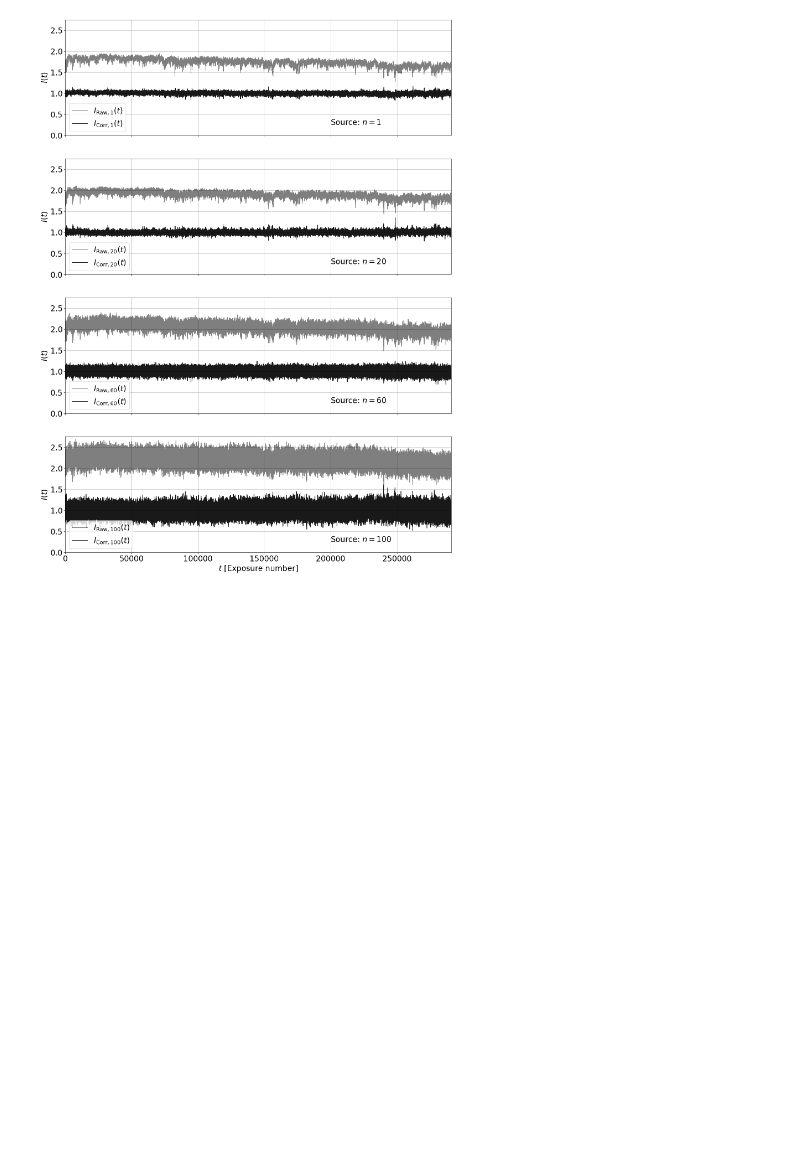
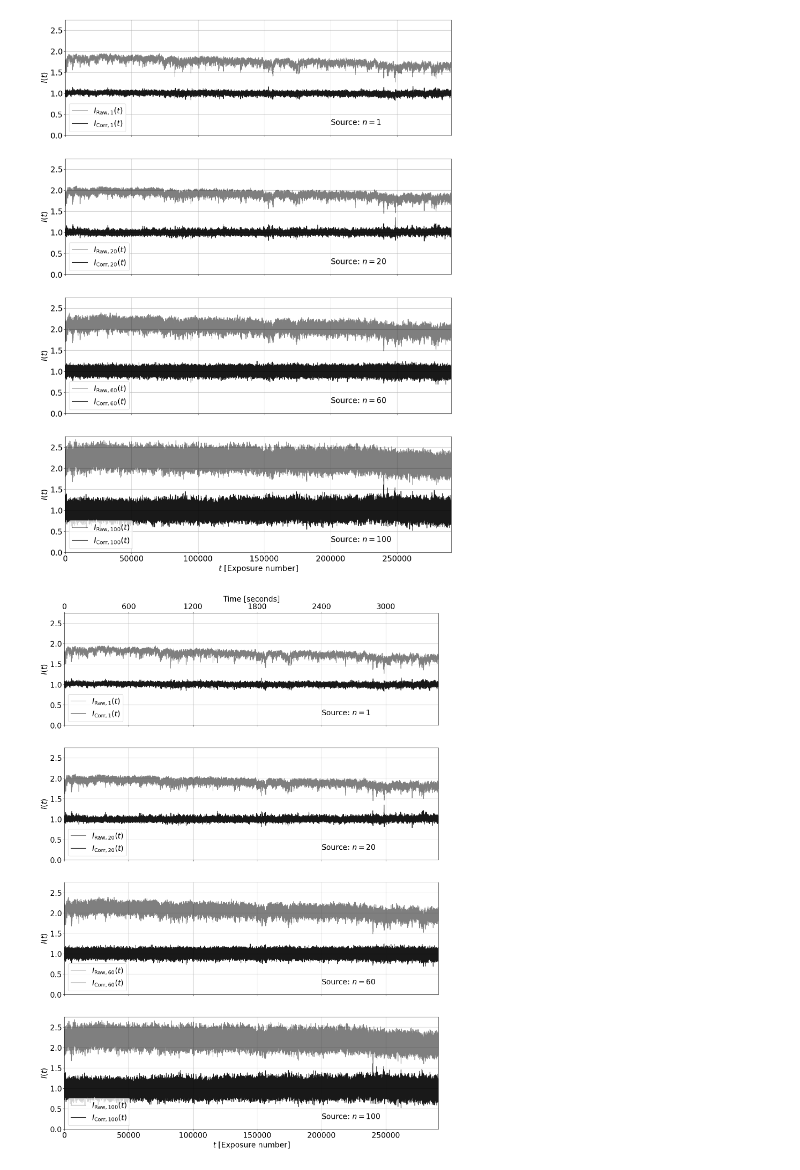
Before and after one commit to jah1994/kinetix_data_system, a Jupyter notebook: mcdonald_event_detection/mcdonald_data_analysis.ipynb, the cells around one changed output. Saved outputs shown, nothing was run; the diff lists cells and outputs as text; code cells hidden in the pictures; blank space fills up the shorter version.

```diff
--- a/mcdonald_event_detection/mcdonald_data_analysis.ipynb
+++ b/mcdonald_event_detection/mcdonald_data_analysis.ipynb
@@ -180,3 +232,48 @@ for i in range(nrows):
 plt.savefig('figures/Raw_vs_Corr.png', bbox_inches='tight')
 # %% [output]
 [figure]
+# %%
+samples = [0, 19, 59, 99]
+nrows = 4
+fig, ax = plt.subplots(figsize=(18, 25), nrows=nrows, ncols=1)
+for i in range(nrows):
+
+    # if the sample is in the comparison star set, exclude it
+    comparison_stars = np.where(np.std(X_norm[:, :], axis=0) < 0.1)[0]
+    comparison_stars = [c for c in comparison_stars if c != samples[i]]
+    wav = np.average(X_norm[:, comparison_stars],
+                     weights=1./np.var(X_norm[:, comparison_stars], axis=0), axis=1)
+
+    ax[i].plot(t, (0.75 + 0.15*i) + (X_norm[:, samples[i]]), c='black', alpha=0.5,
+               label='$I_{\mathrm{Raw}, %d}(t)$' % (samples[i] + 1))
+    ax[i].plot(t, X_norm[:, samples[i]] / wav, c='black', alpha=0.9,
+               label='$I_{\mathrm{Corr}, %d}(t)$' % (samples[i] + 1))
+    ax[i].grid()
+    ax[i].legend(loc='lower left', fontsize=fs)
+    ax[i].text(200000, 0.25, 'Source: $n=%d$' % (samples[i] + 1), fontsize=fs)
+    ax[i].set_xlim(0, t[-1])
+    ax[i].set_ylim(0, 2.75)
+    ax[i].tick_params(labelsize=fs)
+
+    ax[i].set_ylabel('$I(t)$', fontsize=fs)
+
+    if i != 3:
+        ax[i].axes.xaxis.set_ticklabels([])
+
+    if i == 3:
+        ax[i].set_xlabel('$t$ [Exposure number]', fontsize=fs)
+
+# You can modify the below line to suit your specific requirements for the second x-axis
+# Here, I'm setting it as an example with different tick positions and labels
+ax2 = ax[0].twiny()
+
+# Customize the additional x-axis (change these according to your requirements)
+ax2.set_xlim(ax[0].get_xlim())  # Set the same
+ax2.set_xticks([0, 5e4, 1e5, 1.5e5, 2e5, 2.5e5])  # Example tick positions
+ax2.set_xticklabels((12e-3 * np.array([0, 5e4, 1e5, 1.5e5, 2e5, 2.5e5])).astype(np.int64))  # Example tick labels
+ax2.set_xlabel('Time [seconds]', fontsize=fs)  # Label for the additional x-axis
+ax2.tick_params(labelsize=fs)  # Adjust tick label size if needed
+
+plt.savefig('figures/Raw_vs_Corr_v2.png', bbox_inches='tight')
+# %% [output]
+[figure, added]
```
Also changed, not shown: parts of 3 cells of this notebook, 3 other files.
